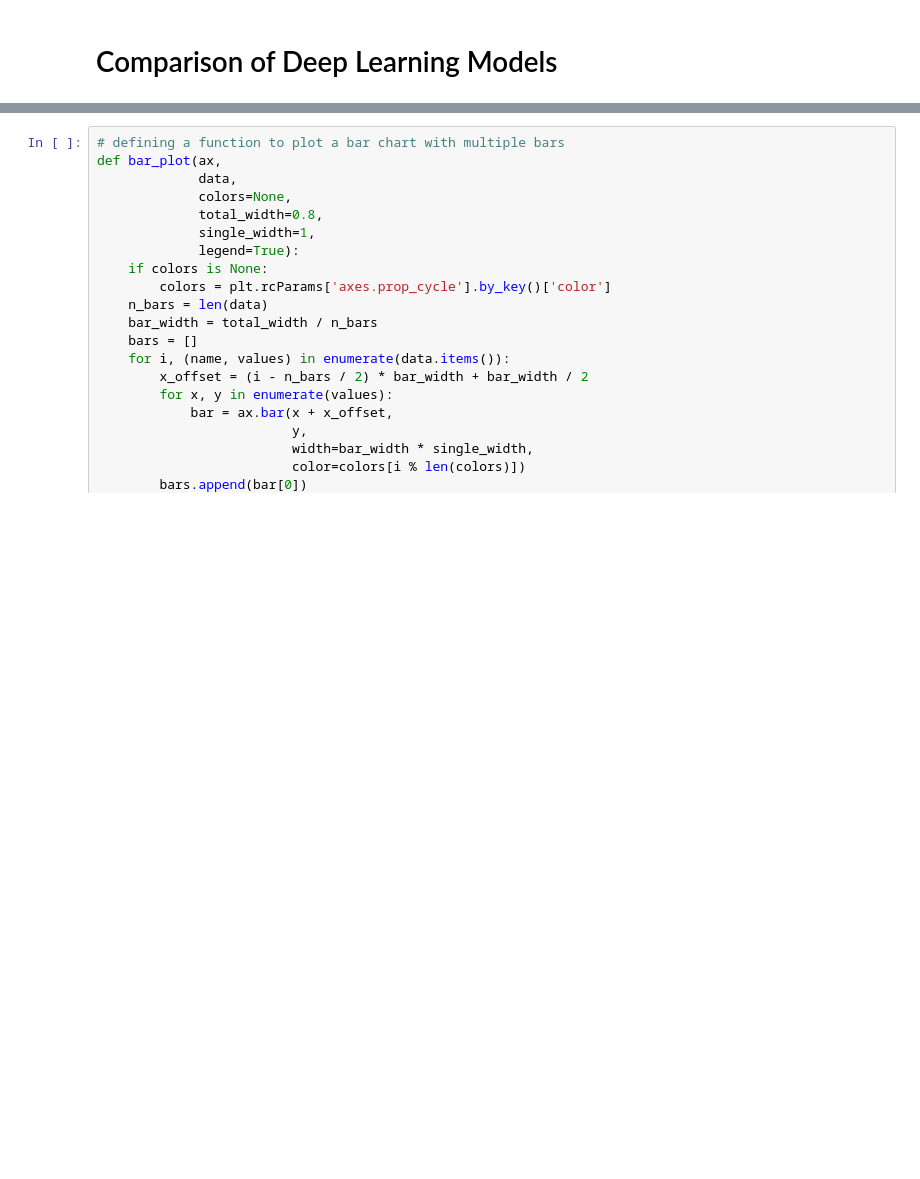
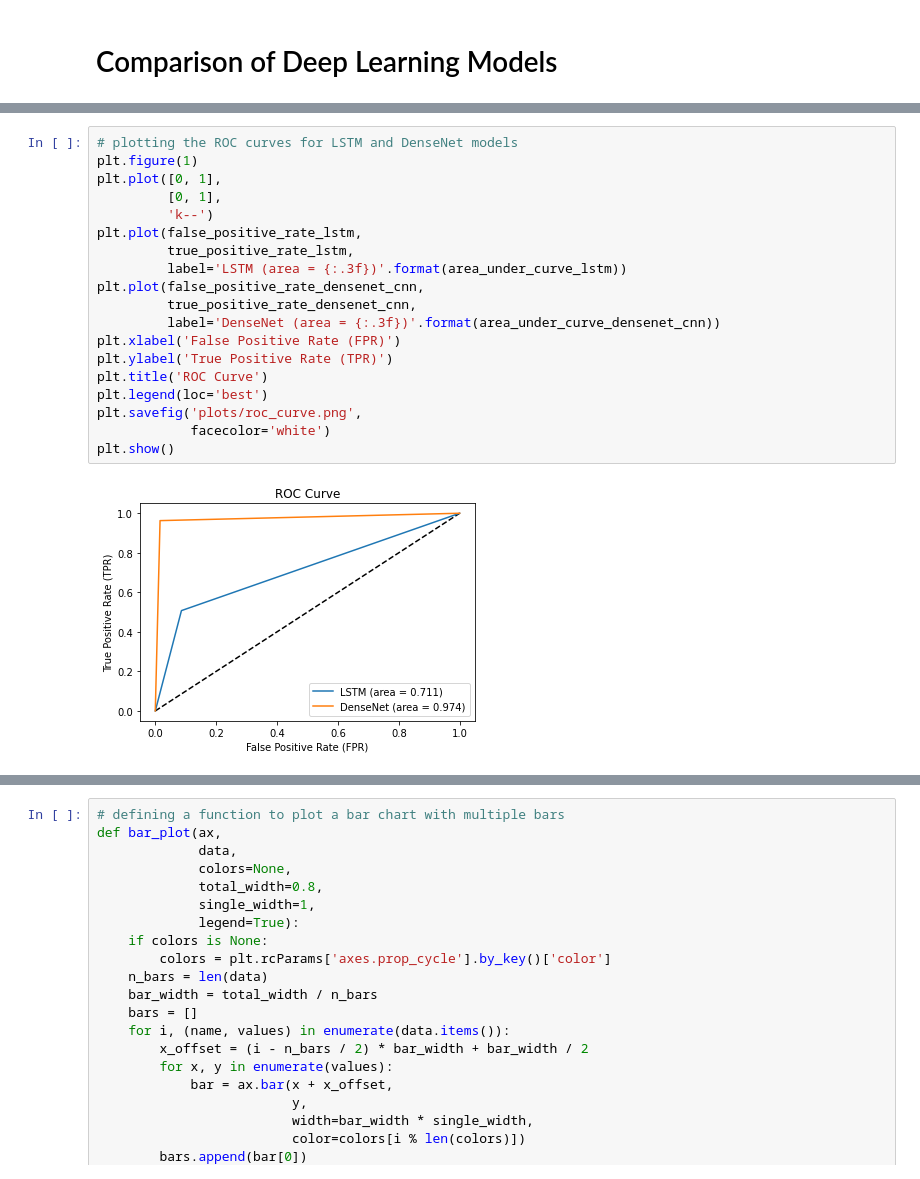
Before and after one commit to TharindaNimnajith/deep-learning-spam-detection, a Jupyter notebook: src/spam_detection.ipynb, the cells around one changed output, grey strips where cells are left out. Cells and saved outputs as stored; diff of their text form; blank space fills up the shorter version.

```diff
--- a/src/spam_detection.ipynb
+++ b/src/spam_detection.ipynb
@@ -1987,3 +2034,24 @@ plt.show()
+# %%
+# plotting the ROC curves for LSTM and DenseNet models
+plt.figure(1)
+plt.plot([0, 1],
+         [0, 1],
+         'k--')
+plt.plot(false_positive_rate_lstm,
+         true_positive_rate_lstm,
+         label='LSTM (area = {:.3f})'.format(area_under_curve_lstm))
+plt.plot(false_positive_rate_densenet_cnn,
+         true_positive_rate_densenet_cnn,
+         label='DenseNet (area = {:.3f})'.format(area_under_curve_densenet_cnn))
+plt.xlabel('False Positive Rate (FPR)')
+plt.ylabel('True Positive Rate (TPR)')
+plt.title('ROC Curve')
+plt.legend(loc='best')
+plt.savefig('plots/roc_curve.png',
+            facecolor='white')
+plt.show()
+# %% [output]
+[figure, added]
 # %%
 # importing recall_score from scikit-learn library
 from sklearn.metrics import recall_score
```
Also changed, not shown: parts of 29 cells of this notebook.
